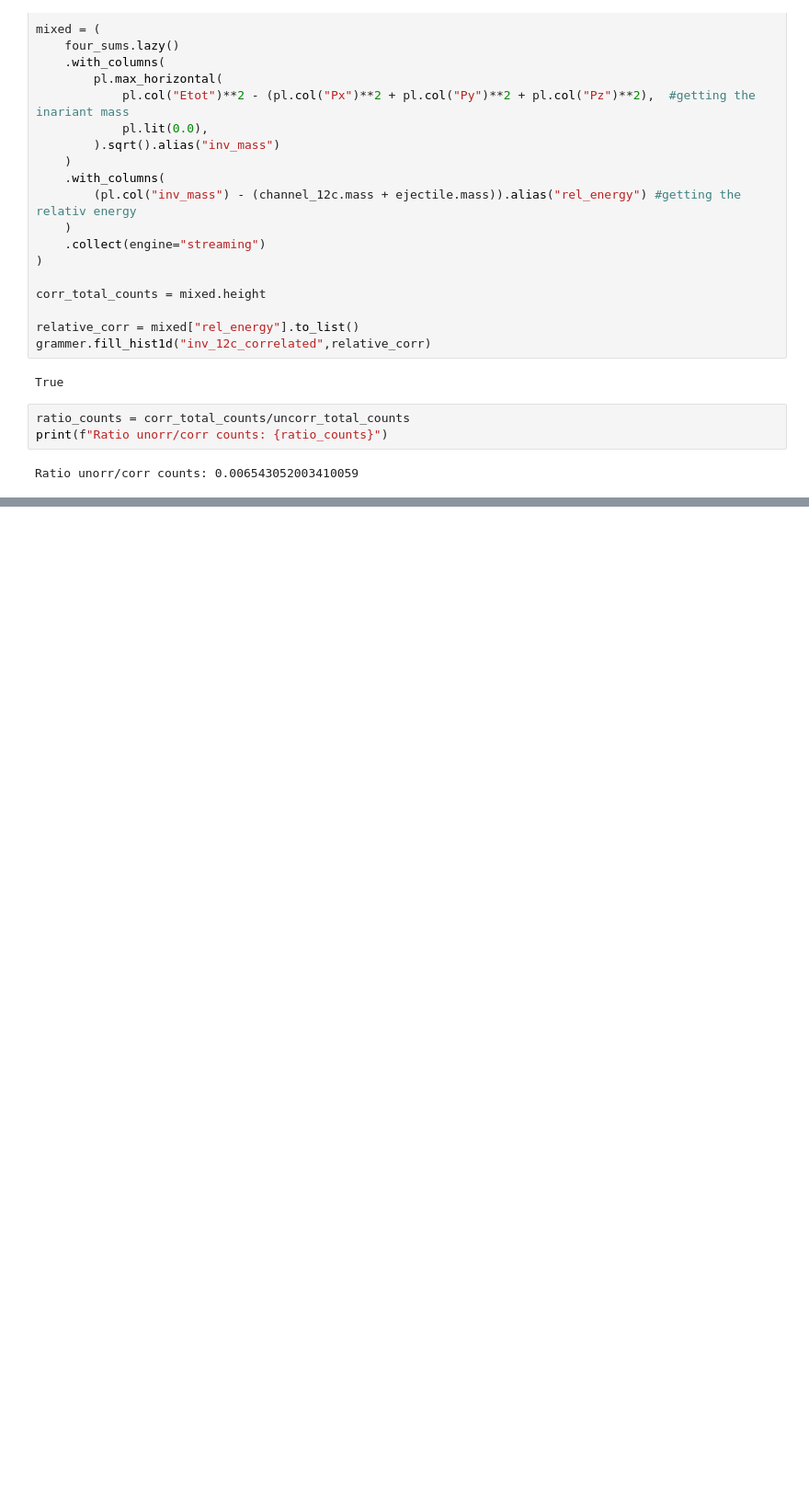
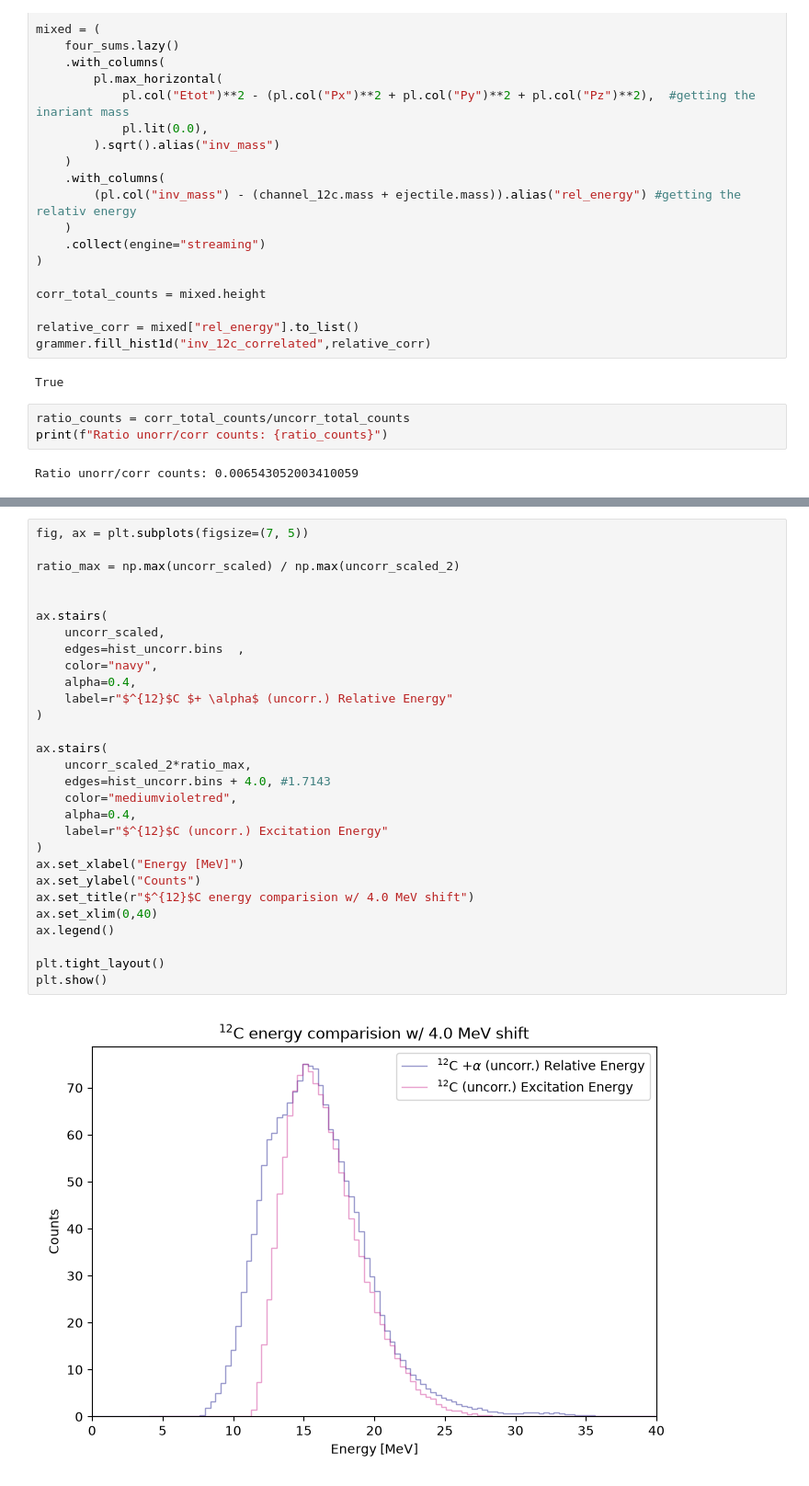
Before and after one commit to singhp99/spyral_notebooks, a Jupyter notebook: event_mixing_12C.ipynb, the cells around one changed output, grey strips where cells are left out. Shown at 92% size. Saved outputs shown, nothing was run; the diff lists cells and outputs as text; blank space fills up the shorter version.

```diff
--- a/event_mixing_12C.ipynb
+++ b/event_mixing_12C.ipynb
@@ -549,0 +905,31 @@ Optimized Parameters (c1, c2): [12.07316174  1.70862639]
+# %%
+fig, ax = plt.subplots(figsize=(7, 5))
+
+ratio_max = np.max(uncorr_scaled) / np.max(uncorr_scaled_2)
+
+
+ax.stairs(
+    uncorr_scaled,
+    edges=hist_uncorr.bins  ,
+    color="navy",
+    alpha=0.4,
+    label=r"$^{12}$C $+ \alpha$ (uncorr.) Relative Energy"
+)
+
+ax.stairs(
+    uncorr_scaled_2*ratio_max,
+    edges=hist_uncorr.bins + 4.0, #1.7143
+    color="mediumvioletred",
+    alpha=0.4,
+    label=r"$^{12}$C (uncorr.) Excitation Energy"
+)
+ax.set_xlabel("Energy [MeV]")
+ax.set_ylabel("Counts")
+ax.set_title(r"$^{12}$C energy comparision w/ 4.0 MeV shift")
+ax.set_xlim(0,40)
+ax.legend()
+
+plt.tight_layout()
+plt.show()
+# %% [output]
+[figure, added]
```
Also changed, not shown: parts of 9 cells of this notebook, 1 other file.
